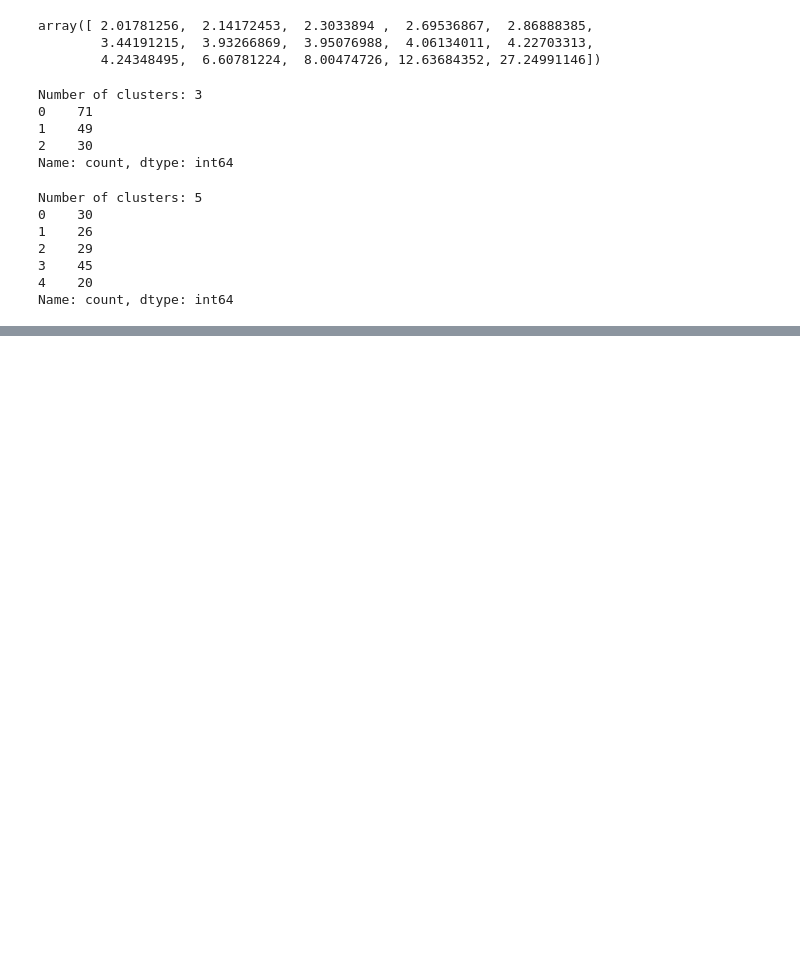
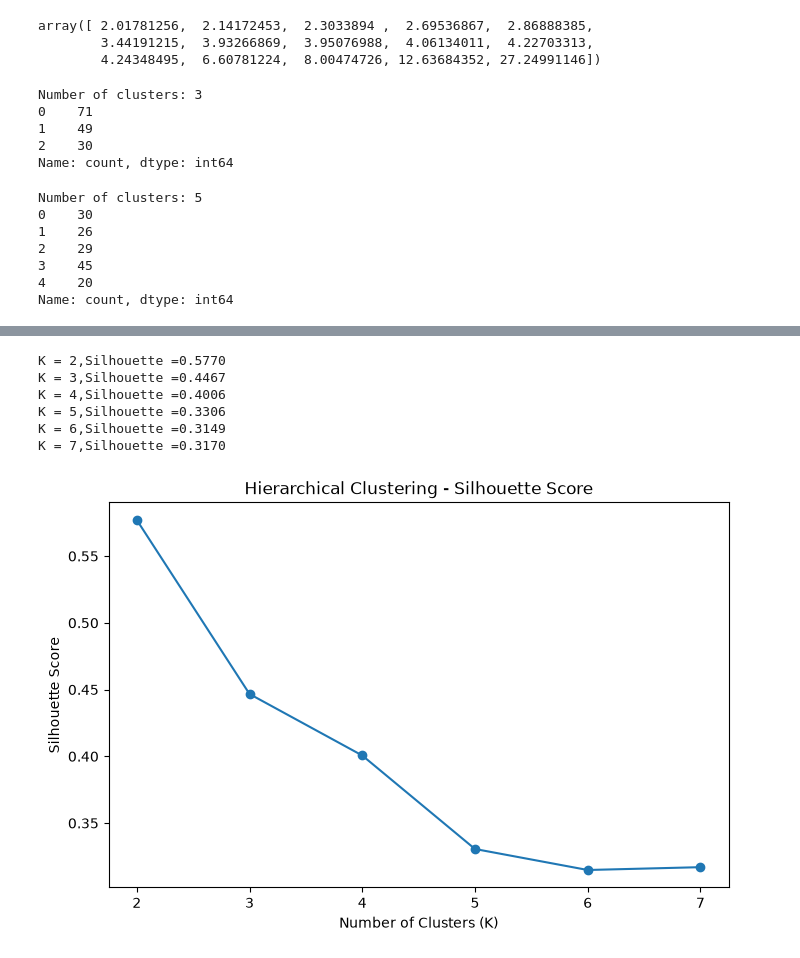
Before and after one commit to hemant237/Fastapi-project, a Jupyter notebook: practice/Heirerchial Clustering/Dendogram.ipynb, the cells around one changed output, grey strips where cells are left out. Drawn from its saved outputs; the diff is of its cells as text; code cells hidden in the pictures; blank space fills up the shorter version.

```diff
--- a/practice/Heirerchial Clustering/Dendogram.ipynb
+++ b/practice/Heirerchial Clustering/Dendogram.ipynb
@@ -336,0 +342,47 @@ print(pd.Series(labels_threshold).value_counts().sort_index())
+# %%
+from sklearn.cluster import AgglomerativeClustering
+from sklearn.metrics import silhouette_score
+
+results = []
+
+for k in range(2,8):
+    model = AgglomerativeClustering(
+        n_clusters=k,
+        linkage="ward"
+    )
+
+    label= model.fit_predict(X_scaled)
+
+    score=silhouette_score(X_scaled,label)
+
+    results.append(score)
+
+    print(
+        f"K = {k},"
+        f"Silhouette ={score:.4f}"
+    )
+# %% [output]
+K = 2,Silhouette =0.5770
+K = 3,Silhouette =0.4467
+K = 4,Silhouette =0.4006
+K = 5,Silhouette =0.3306
+K = 6,Silhouette =0.3149
+K = 7,Silhouette =0.3170
+# %%
+plt.figure(figsize=(8, 5))
+
+plt.plot(
+    range(2, 8),
+    results,
+    marker="o"
+)
+
+plt.xlabel("Number of Clusters (K)")
+plt.ylabel("Silhouette Score")
+plt.title("Hierarchical Clustering - Silhouette Score")
+
+plt.xticks(range(2, 8))
+
+plt.show()
+# %% [output]
+[figure, added]
```
Also changed, not shown: parts of 2 cells of this notebook.
